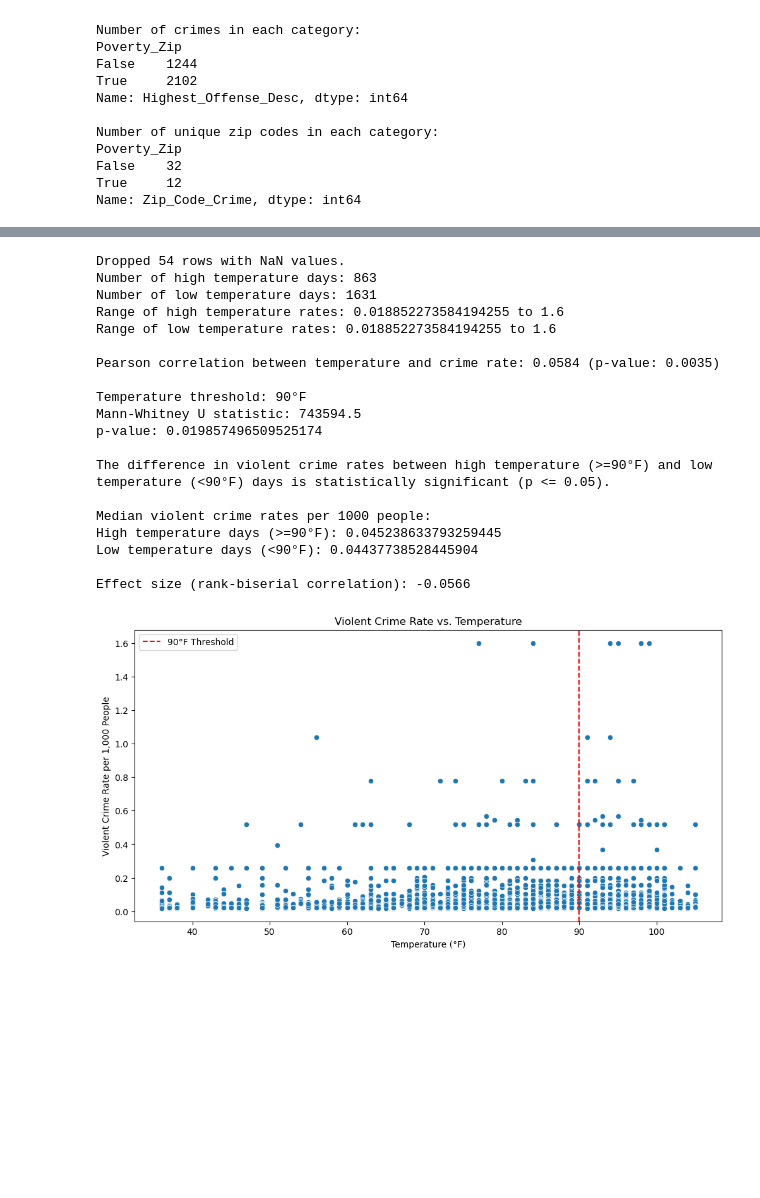
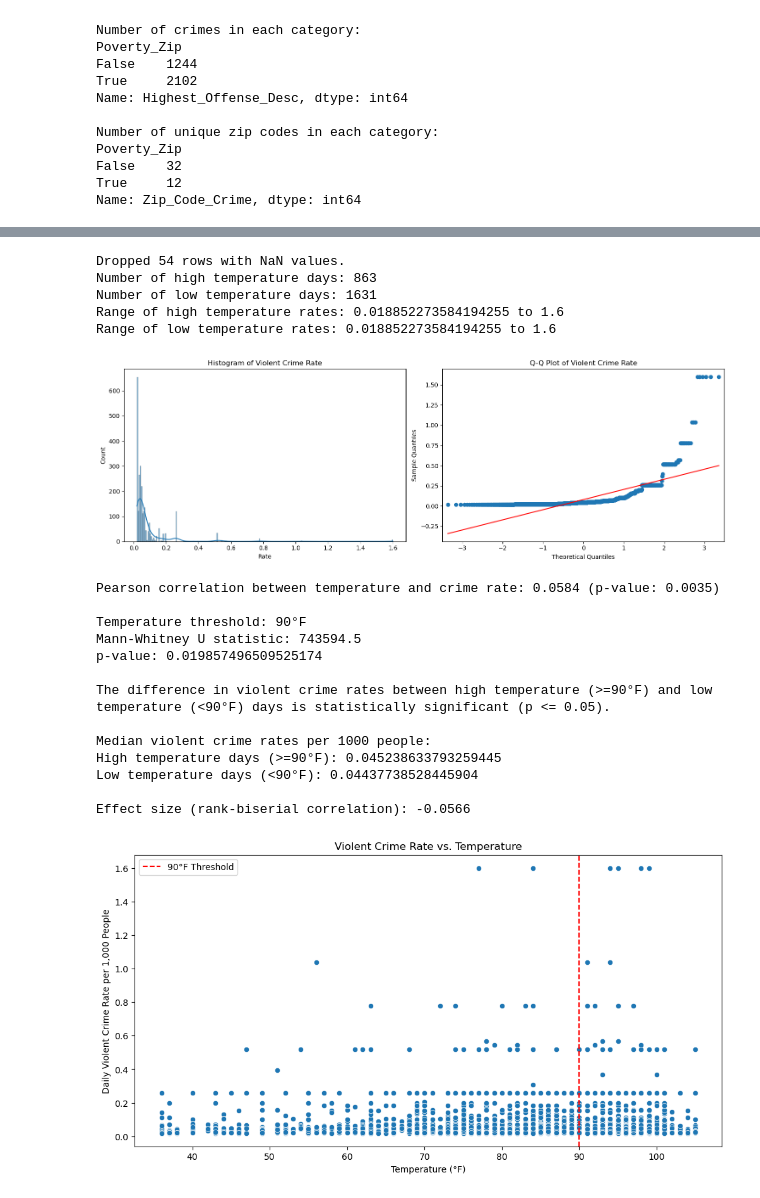
Before and after one commit to m6urns/cs5830-project2-crime-housing, a Jupyter notebook: data-exploration.ipynb, the cells around one changed output, grey strips where cells are left out. Cells and saved outputs as stored; diff of their text form; code cells hidden in the pictures; blank space fills up the shorter version.

```diff
--- a/data-exploration.ipynb
+++ b/data-exploration.ipynb
@@ -437,12 +460,3 @@ def check_normality(data, title):
 
     plt.tight_layout()
     plt.show()
-
-    # Statistical tests
-    _, shapiro_p = stats.shapiro(data)
-    _, ks_p = stats.kstest(data, 'norm')
-
-    print(f"Normality tests for {title}:")
-    print(f"Shapiro-Wilk test p-value: {shapiro_p:.4f}")
-    print(f"Kolmogorov-Smirnov test p-value: {ks_p:.4f}")
-    print("If p-value < 0.05, the data significantly deviates from normal distribution.\n")
@@ -478,6 +496,8 @@ def analyze_temperature_impact(crime_data, population_data, temp_threshold=80):
     print(f"Number of low temperature days: {len(low_temp_rates)}")
     print(f"Range of high temperature rates: {high_temp_rates.min()} to {high_temp_rates.max()}")
     print(f"Range of low temperature rates: {low_temp_rates.min()} to {low_temp_rates.max()}")
+
+    check_normality(daily_rates['Rate'], 'Violent Crime Rate')
 
     # Pearson correlation
     corr, p_value= stats.pearsonr(daily_rates['TempHighF'], daily_rates['Rate'])
@@ -506,49 +526,49 @@ def analyze_temperature_impact(crime_data, population_data, temp_threshold=80):
     # Calculate and print the effect size (rank-biserial correlation)
     n1, n2 = len(high_temp_rates), len(low_temp_rates)
     effect_size = 1 - (2 * statistic) / (n1 * n2)
     print(f"\nEffect size (rank-biserial correlation): {effect_size:.4f}")
 
     # # Visualize the distribution of crime rates
     # plt.figure(figsize=(10, 6))
     # sns.boxplot(x='High_Temp', y='Rate', data=daily_rates)
     # plt.title(f'Distribution of Violent Crime Rates: High vs Low Temperature (Threshold: {temp_threshold}°F)')
     # plt.xlabel('High Temperature Day')
     # plt.ylabel('Violent Crime Rate per 1,000 People')
     # plt.show()
 
     # Scatter plot of temperature vs crime rates
     plt.figure(figsize=(12, 6))
     sns.scatterplot(x='TempHighF', y='Rate', data=daily_rates)
     plt.title('Violent Crime Rate vs. Temperature')
     plt.xlabel('Temperature (°F)')
-    plt.ylabel('Violent Crime Rate per 1,000 People')
+    plt.ylabel('Daily Violent Crime Rate per 1,000 People')
     plt.axvline(x=temp_threshold, color='r', linestyle='--', label=f'{temp_threshold}°F Threshold')
     plt.legend()
     plt.show()
 
 # Use the function with just_v_crime
 analyze_temperature_impact(just_v_crime, population_data, temp_threshold=90)
 # %% [output]
 Dropped 54 rows with NaN values.
 Number of high temperature days: 863
 Number of low temperature days: 1631
 Range of high temperature rates: 0.018852273584194255 to 1.6
 Range of low temperature rates: 0.018852273584194255 to 1.6
-
-Pearson correlation between temperature and crime rate: 0.0584 (p-value: 0.0035)
-
-Temperature threshold: 90°F
-Mann-Whitney U statistic: 743594.5
-p-value: 0.019857496509525174
-
-The difference in violent crime rates between high temperature (>=90°F) and low temperature (<90°F) days is statistically significant (p <= 0.05).
-
-Median violent crime rates per 1000 people:
-High temperature days (>=90°F): 0.045238633793259445
-Low temperature days (<90°F): 0.04437738528445904
-
-Effect size (rank-biserial correlation): -0.0566
-[figure, old version]
+[figure, new version]
+Pearson correlation between temperature and crime rate: 0.0584 (p-value: 0.0035)
+
+Temperature threshold: 90°F
+Mann-Whitney U statistic: 743594.5
+p-value: 0.019857496509525174
+
+The difference in violent crime rates between high temperature (>=90°F) and low temperature (<90°F) days is statistically significant (p <= 0.05).
+
+Median violent crime rates per 1000 people:
+High temperature days (>=90°F): 0.045238633793259445
+Low temperature days (<90°F): 0.04437738528445904
+
+Effect size (rank-biserial correlation): -0.0566
+[figure, added]
 # %%
 def analyze_temperature_poverty_impact(crime_data, population_data, poverty_zips, temp_threshold=90):
     # Prepare population data
```
Also changed, not shown: parts of 6 cells of this notebook.
